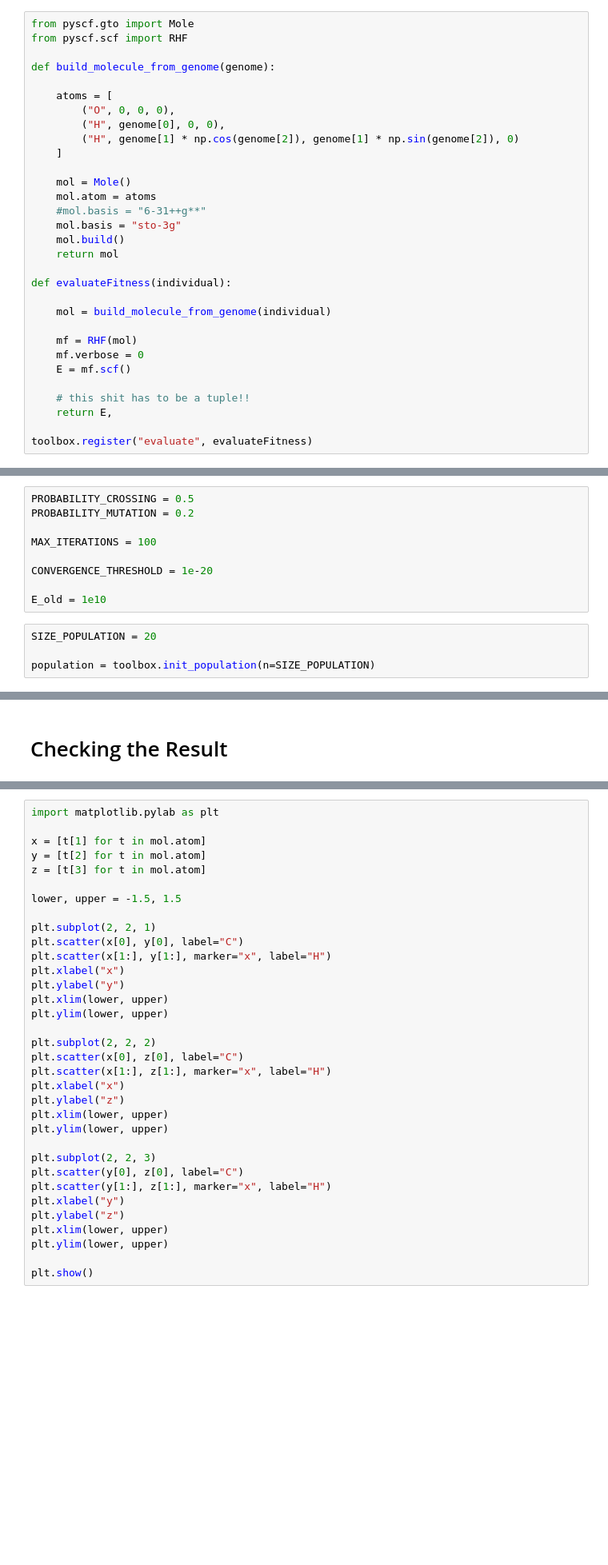
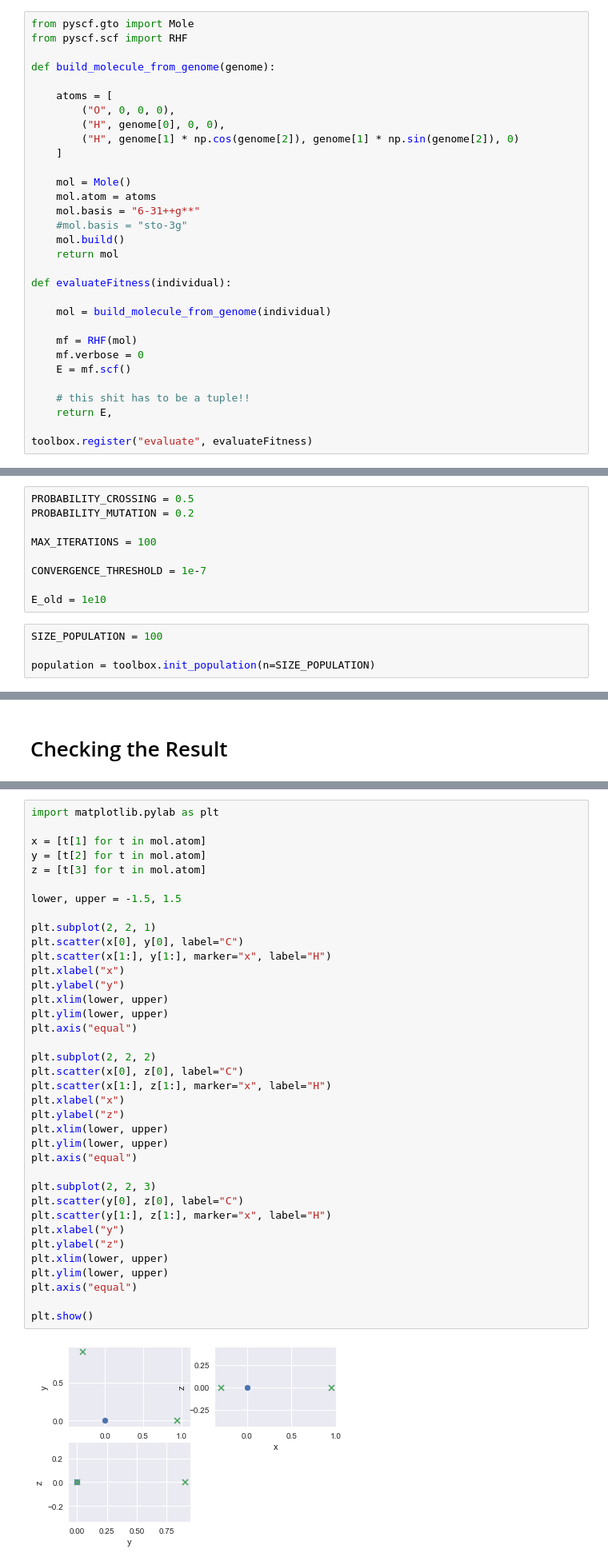
Before and after one commit to jcartus/StructureSearchForClusters, a Jupyter notebook: H2O.ipynb, the cells around one changed output, grey strips where cells are left out. Shown at 80% size. Cells and saved outputs as stored; diff of their text form; blank space fills up the shorter version.

```diff
--- a/H2O.ipynb
+++ b/H2O.ipynb
@@ -43,8 +43,8 @@ def build_molecule_from_genome(genome):
 
     mol = Mole()
     mol.atom = atoms
-    #mol.basis = "6-31++g**"
-    mol.basis = "sto-3g"
+    mol.basis = "6-31++g**"
+    #mol.basis = "sto-3g"
     mol.build()
     return mol
 
@@ -72,11 +72,11 @@ PROBABILITY_MUTATION = 0.2
 
 MAX_ITERATIONS = 100
 
-CONVERGENCE_THRESHOLD = 1e-20
+CONVERGENCE_THRESHOLD = 1e-7
 
 E_old = 1e10
 # %%
-SIZE_POPULATION = 20
+SIZE_POPULATION = 100
 
 population = toolbox.init_population(n=SIZE_POPULATION)
 # %%
@@ -199,30 +225,35 @@ x = [t[1] for t in mol.atom]
 y = [t[2] for t in mol.atom]
 z = [t[3] for t in mol.atom]
 
 lower, upper = -1.5, 1.5
 
 plt.subplot(2, 2, 1)
 plt.scatter(x[0], y[0], label="C")
 plt.scatter(x[1:], y[1:], marker="x", label="H")
 plt.xlabel("x")
 plt.ylabel("y")
 plt.xlim(lower, upper)
 plt.ylim(lower, upper)
+plt.axis("equal")
 
 plt.subplot(2, 2, 2)
 plt.scatter(x[0], z[0], label="C")
 plt.scatter(x[1:], z[1:], marker="x", label="H")
 plt.xlabel("x")
 plt.ylabel("z")
 plt.xlim(lower, upper)
 plt.ylim(lower, upper)
+plt.axis("equal")
 
 plt.subplot(2, 2, 3)
 plt.scatter(y[0], z[0], label="C")
 plt.scatter(y[1:], z[1:], marker="x", label="H")
 plt.xlabel("y")
 plt.ylabel("z")
 plt.xlim(lower, upper)
 plt.ylim(lower, upper)
+plt.axis("equal")
 
 plt.show()
+# %% [output]
+[figure, added]
```
Also changed, not shown: parts of 7 cells of this notebook.
